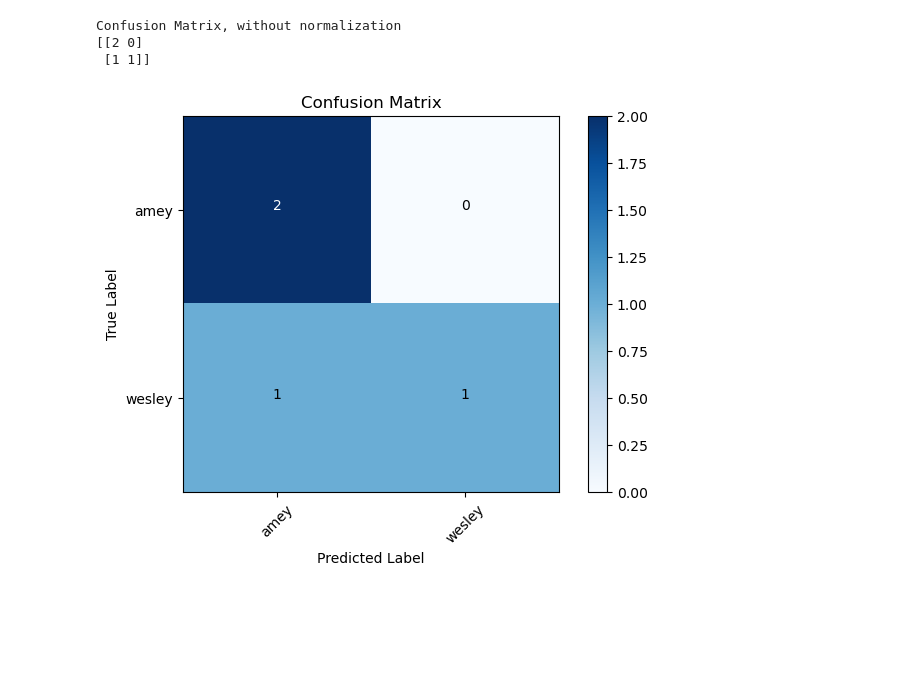
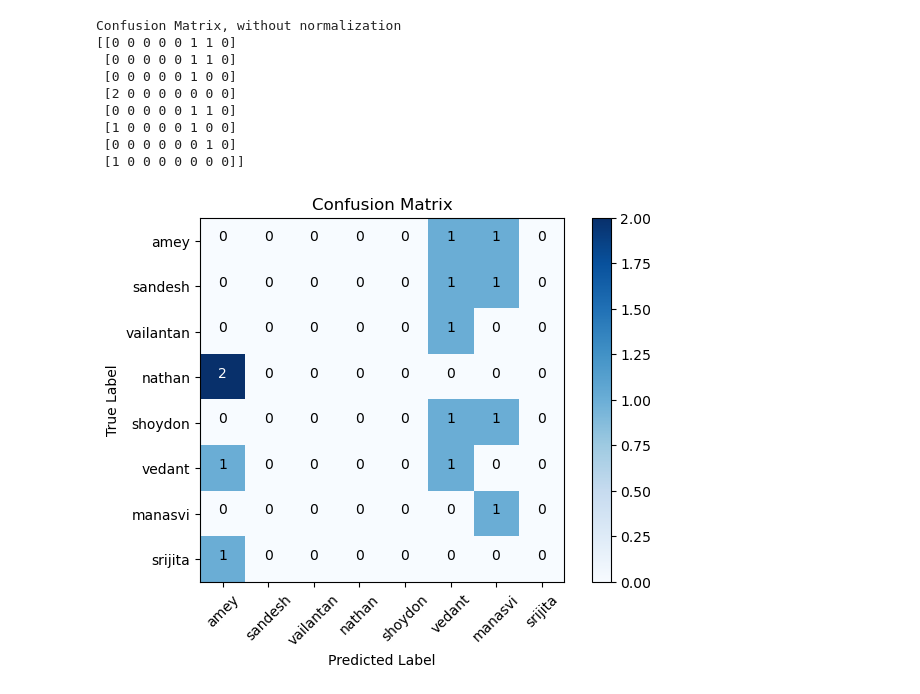
Before and after one commit to wesley-lewis/DeskTime, a Jupyter notebook: frs.ipynb, the cells around one changed output. Saved outputs shown, nothing was run; the diff lists cells and outputs as text; code cells hidden in the pictures; blank space fills up the shorter version.

Commit message:
Trained and tested the model

```diff
--- a/frs.ipynb
+++ b/frs.ipynb
@@ -24,7 +36,7 @@ test_path = 'images_data/'
 # %%
 train_batches = ImageDataGenerator(preprocessing_function=tf.keras.applications.vgg16.preprocess_input)\
-  .flow_from_directory(train_path, target_size=(224,224), classes = ['wesley', 'amey'], batch_size=10)
+  .flow_from_directory(train_path, target_size=(640,480), classes = name_of_people, batch_size=10)
 valid_batches = ImageDataGenerator(preprocessing_function=tf.keras.applications.vgg16.preprocess_input)\
-  .flow_from_directory(valid_path, target_size=(224,224),
-  classes=['wesley','amey'], batch_size=10)
+  .flow_from_directory(valid_path, target_size=(640,480),
+  classes=name_of_people, batch_size=10)
 # %% [output]
@@ -88,8 +100,10 @@ Clipping input data to the valid range for imshow with RGB data ([0..1] for floa
 # %%
 model = Sequential([
-  Conv2D(filters=32, kernel_size=(3,3), activation='relu', padding='same', input_shape=(224, 224, 3)), MaxPool2D(pool_size=(2,2), strides=2),
+  Conv2D(filters=32, kernel_size=(3,3), activation='relu', padding='same', input_shape=(640, 480, 3)), MaxPool2D(pool_size=(2,2), strides=2),
   Conv2D(filters=64, kernel_size=(3,3), activation='relu', padding='same'),
   MaxPool2D(pool_size=(2,2), strides=2),
   Flatten(),
-  Dense(units=2, activation='softmax'),
+  Dense(units=30, activation='relu'),
+  Dense(units=12, activation='relu'),
+  Dense(units=len(name_of_people), activation='softmax')
 ])
@@ -96,3 +112,3 @@ model = Sequential([
 # %%
-model.compile(optimizer=Adam(learning_rate=0.0001), loss='categorical_crossentropy', metrics=['accuracy'])
+model.compile(optimizer=Adam(learning_rate=0.001), loss='categorical_crossentropy', metrics=['accuracy'])
 # %%
@@ -122,4 +141,4 @@ Epoch 10/10
 # %%
-test_batches = ImageDataGenerator(preprocessing_function=tf.keras.applications.vgg16.preprocess_input)\
-  .flow_from_directory(directory='./predict/', target_size=(224, 224), classes=['amey', 'wesley'], batch_size=10, shuffle=False)
+test_batches = ImageDataGenerator( preprocessing_function=tf.keras.applications.vgg16.preprocess_input)\
+  .flow_from_directory(directory=test_path, target_size=(640, 480), classes=name_of_people, batch_size=10, shuffle=False)
 # %% [output]
@@ -180,8 +227,14 @@ test_batches.class_indices
 # %%
-cm_plot_labels = ['amey', 'wesley']
+cm_plot_labels = name_of_people
 plot_confusion_matrix(cm=cm, classes=cm_plot_labels, title="Confusion Matrix")
 # %% [output]
 Confusion Matrix, without normalization
-[[2 0]
- [1 1]]
+[[0 0 0 0 0 1 1 0]
+ [0 0 0 0 0 1 1 0]
+ [0 0 0 0 0 1 0 0]
+ [2 0 0 0 0 0 0 0]
+ [0 0 0 0 0 1 1 0]
+ [1 0 0 0 0 1 0 0]
+ [0 0 0 0 0 0 1 0]
+ [1 0 0 0 0 0 0 0]]
-[figure, old version]
+[figure, new version]
```
Also changed, not shown: parts of 16 cells of this notebook, 1 other file.
